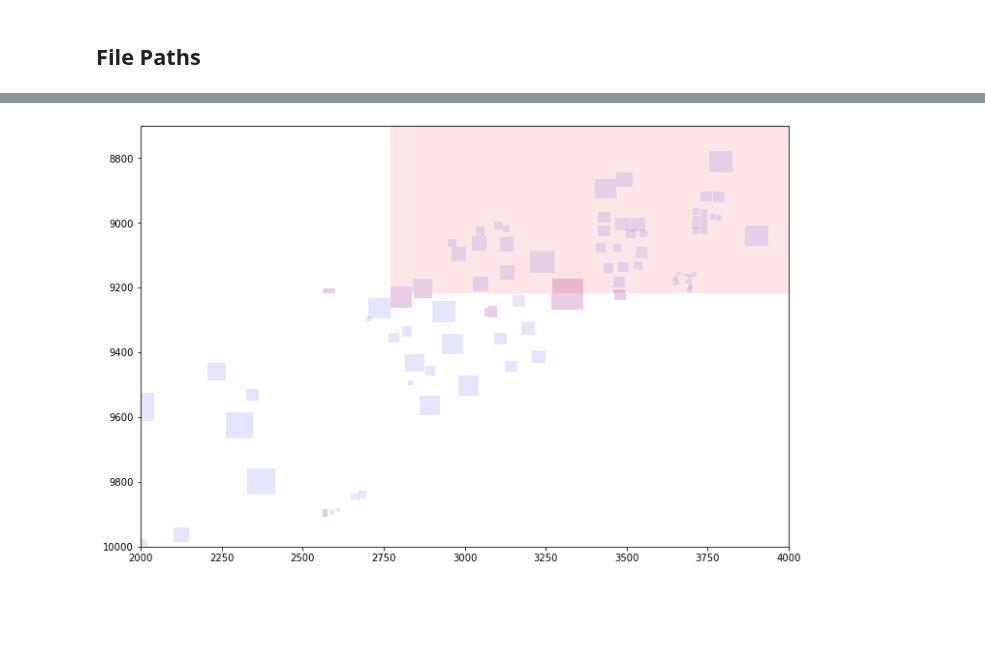
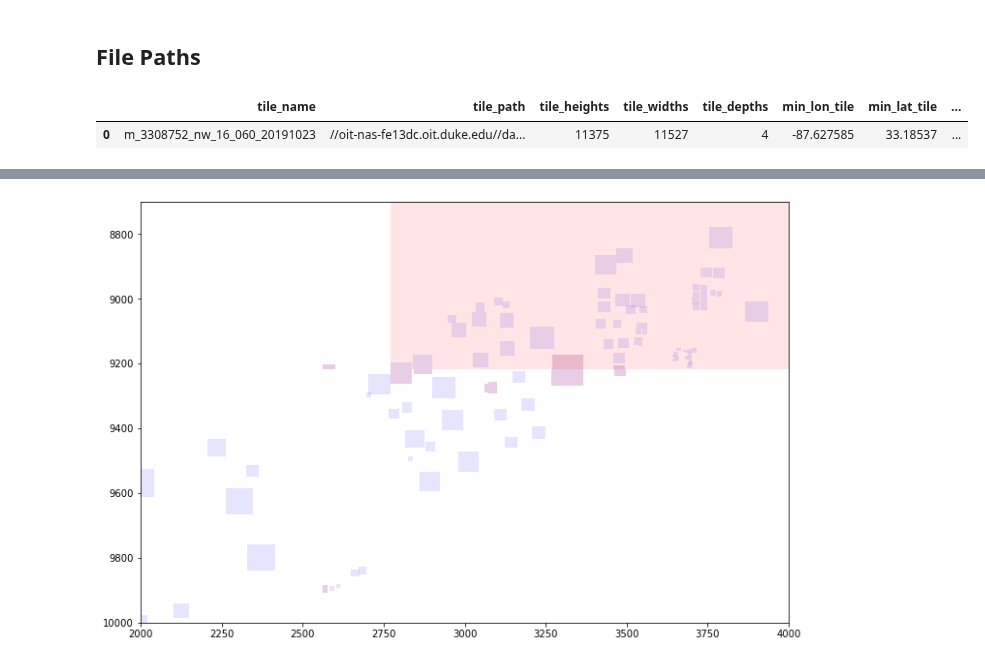
Before and after one commit to celinerobi/ast_dataset, a Jupyter notebook: data_download_and_preprocessing/Untitled1.ipynb, the cells around one changed output, grey strips where cells are left out. Saved outputs shown, nothing was run; the diff lists cells and outputs as text; code cells hidden in the pictures; blank space fills up the shorter version.

```diff
--- a/data_download_and_preprocessing/Untitled1.ipynb
+++ b/data_download_and_preprocessing/Untitled1.ipynb
@@ -169 +145,11 @@ item_dim = int(512)
+# %%
+tile_characteristics = pd.DataFrame(data={'tile_name': ["m_3308752_nw_16_060_20191023"], 'tile_path': ["//oit-nas-fe13dc.oit.duke.edu//data_commons-bo"],
+                                              'tile_heights': [11375],'tile_widths': [11527], 'tile_depths': [4],
+                                              'min_lon_tile': [-87.627585],'min_lat_tile': [33.18537],
+                                              'max_lon_tile': [-87.559923],'max_lat_tile': [33.25214]})
+# %%
+tile_characteristics
+# %% [output]
+|  | tile_name | tile_path | tile_heights | tile_widths | tile_depths | min_lon_tile | min_lat_tile | ... |
+| 0 | m_3308752_nw_16_060_20191023 | //oit-nas-fe13dc.oit.duke.edu//da... | 11375 | 11527 | 4 | -87.627585 | 33.18537 | ... |
 # %%
```
Also changed, not shown: parts of 9 cells of this notebook, 3 other files.
